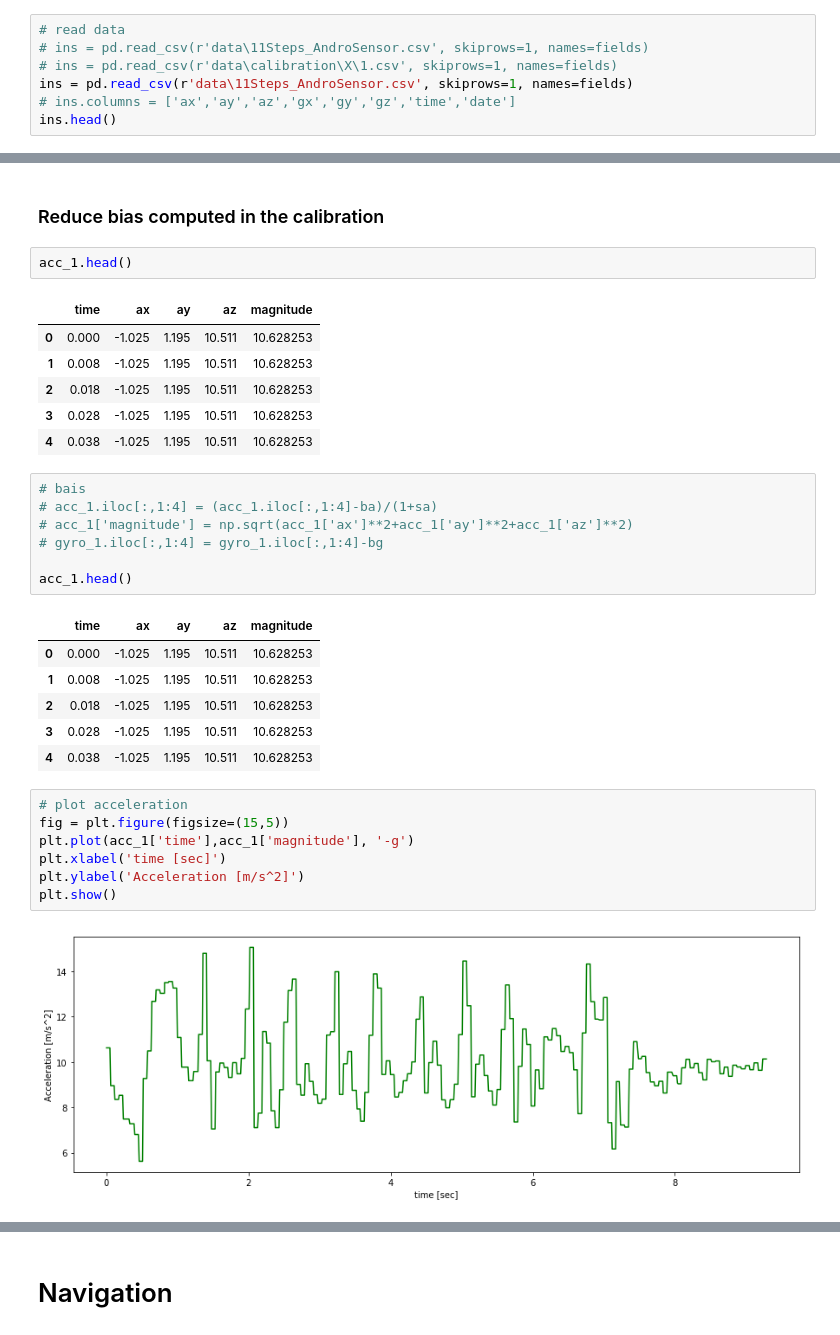
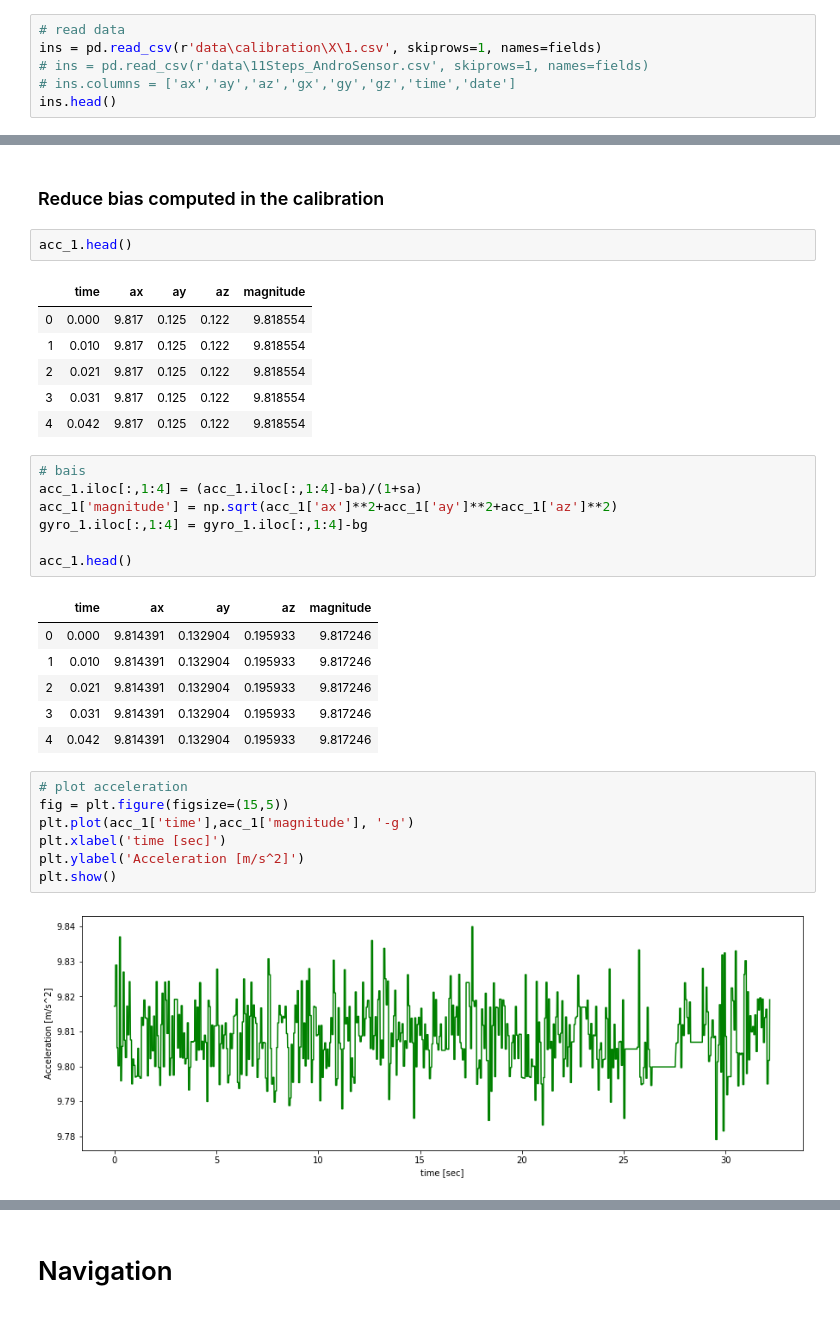
Before and after one commit to orenltr/Inertial-Navigation, a Jupyter notebook: Navigation_Eq.ipynb, the cells around one changed output, grey strips where cells are left out. Cells and saved outputs as stored; diff of their text form.

```diff
--- a/Navigation_Eq.ipynb
+++ b/Navigation_Eq.ipynb
@@ -72,9 +72,8 @@ print(Zup.iloc[:,2].mean())
 ## Load accelerometer and gyro data
 # %%
 # read data
+ins = pd.read_csv(r'data\calibration\X\1.csv', skiprows=1, names=fields)
 # ins = pd.read_csv(r'data\11Steps_AndroSensor.csv', skiprows=1, names=fields)
-# ins = pd.read_csv(r'data\calibration\X\1.csv', skiprows=1, names=fields)
-ins = pd.read_csv(r'data\11Steps_AndroSensor.csv', skiprows=1, names=fields)
 # ins.columns = ['ax','ay','az','gx','gy','gz','time','date']
 ins.head()
 # %% [output]
@@ -129,25 +111,25 @@ See the caveats in the documentation: http://pandas.pydata.org/pandas-docs/stabl
 acc_1.head()
 # %% [output]
 |  | time | ax | ay | az | magnitude |
-| 0 | 0.000 | -1.025 | 1.195 | 10.511 | 10.628253 |
-| 1 | 0.008 | -1.025 | 1.195 | 10.511 | 10.628253 |
-| 2 | 0.018 | -1.025 | 1.195 | 10.511 | 10.628253 |
-| 3 | 0.028 | -1.025 | 1.195 | 10.511 | 10.628253 |
-| 4 | 0.038 | -1.025 | 1.195 | 10.511 | 10.628253 |
+| 0 | 0.000 | 9.817 | 0.125 | 0.122 | 9.818554 |
+| 1 | 0.010 | 9.817 | 0.125 | 0.122 | 9.818554 |
+| 2 | 0.021 | 9.817 | 0.125 | 0.122 | 9.818554 |
+| 3 | 0.031 | 9.817 | 0.125 | 0.122 | 9.818554 |
+| 4 | 0.042 | 9.817 | 0.125 | 0.122 | 9.818554 |
 # %%
 # bais
-# acc_1.iloc[:,1:4] = (acc_1.iloc[:,1:4]-ba)/(1+sa)
-# acc_1['magnitude'] = np.sqrt(acc_1['ax']**2+acc_1['ay']**2+acc_1['az']**2)
-# gyro_1.iloc[:,1:4] = gyro_1.iloc[:,1:4]-bg
+acc_1.iloc[:,1:4] = (acc_1.iloc[:,1:4]-ba)/(1+sa)
+acc_1['magnitude'] = np.sqrt(acc_1['ax']**2+acc_1['ay']**2+acc_1['az']**2)
+gyro_1.iloc[:,1:4] = gyro_1.iloc[:,1:4]-bg
 
 acc_1.head()
 # %% [output]
 |  | time | ax | ay | az | magnitude |
-| 0 | 0.000 | -1.025 | 1.195 | 10.511 | 10.628253 |
-| 1 | 0.008 | -1.025 | 1.195 | 10.511 | 10.628253 |
-| 2 | 0.018 | -1.025 | 1.195 | 10.511 | 10.628253 |
-| 3 | 0.028 | -1.025 | 1.195 | 10.511 | 10.628253 |
-| 4 | 0.038 | -1.025 | 1.195 | 10.511 | 10.628253 |
+| 0 | 0.000 | 9.814391 | 0.132904 | 0.195933 | 9.817246 |
+| 1 | 0.010 | 9.814391 | 0.132904 | 0.195933 | 9.817246 |
+| 2 | 0.021 | 9.814391 | 0.132904 | 0.195933 | 9.817246 |
+| 3 | 0.031 | 9.814391 | 0.132904 | 0.195933 | 9.817246 |
+| 4 | 0.042 | 9.814391 | 0.132904 | 0.195933 | 9.817246 |
 # %%
 # plot acceleration
 fig = plt.figure(figsize=(15,5))
@@ -156,7 +138,7 @@ plt.xlabel('time [sec]')
 plt.ylabel('Acceleration [m/s^2]')
 plt.show()
 # %% [output]
-[figure, old version]
+[figure, new version]
 # %%
 # plot gyroscope data in each axes
 fig, axs = plt.subplots(nrows=3, ncols=1,sharex=True, figsize=(15,5))
```
Also changed, not shown: parts of 8 cells of this notebook, 2 other files.
